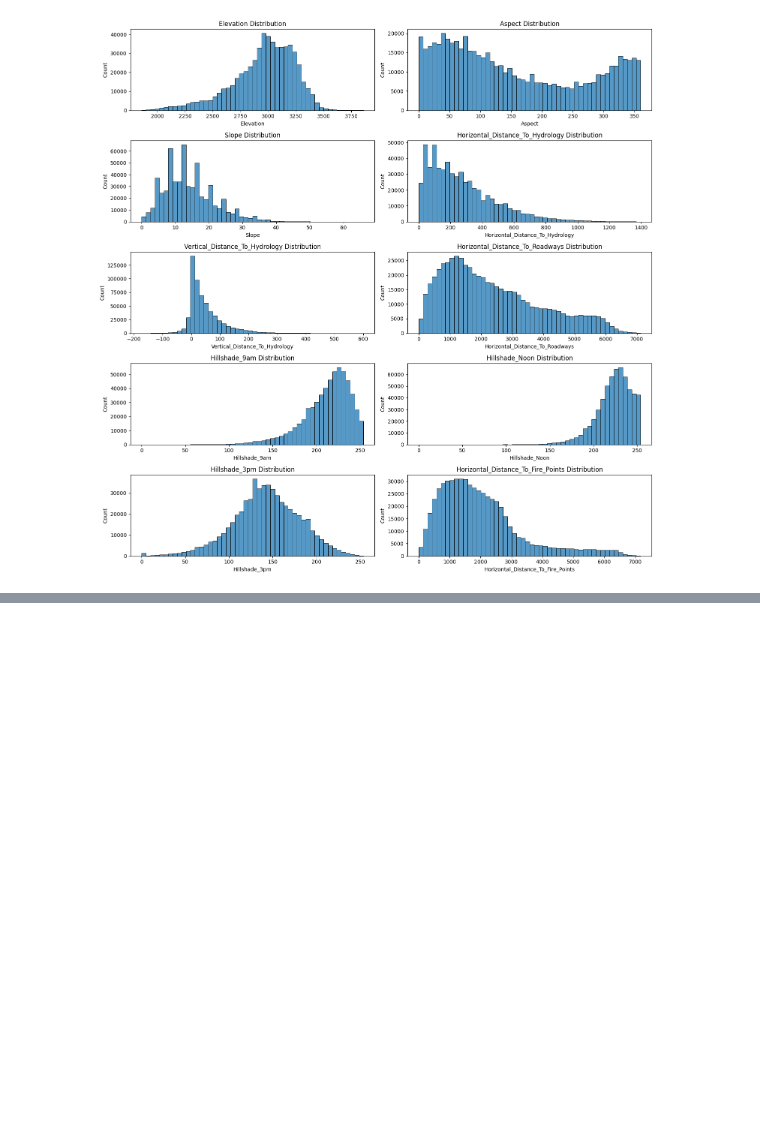
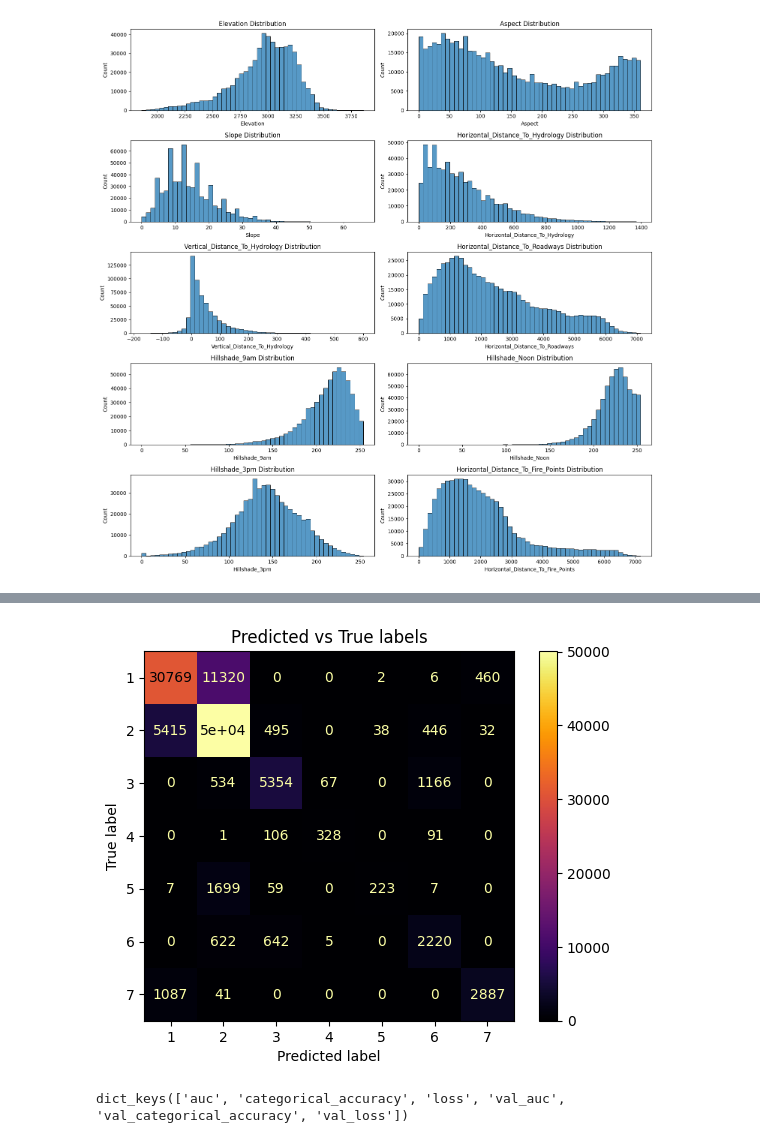
Before and after one commit to GALLP900/CodAcG_Github, a Jupyter notebook: Python_Projects/Neural Networks/dlsp-portfolio-starter-code/CoverType-classification.ipynb, the cells around one changed output, grey strips where cells are left out. Drawn from its saved outputs; the diff is of its cells as text; code cells hidden in the pictures; blank space fills up the shorter version.

```diff
--- a/Python_Projects/Neural Networks/dlsp-portfolio-starter-code/CoverType-classification.ipynb
+++ b/Python_Projects/Neural Networks/dlsp-portfolio-starter-code/CoverType-classification.ipynb
@@ -89,0 +223,22 @@ dist_cont_var(df, continuous_variables)
+# %%
+# Assuming true_labels and predicted_labels are defined
+cm = confusion_matrix(y_true=true_labels, y_pred=predicted_labels)
+
+# Define the labels you want to display
+labels = [1, 2, 3, 4, 5, 6, 7]
+
+# Plot the confusion matrix with custom labels and no grid
+fig, ax = plt.subplots()
+cm_display = ConfusionMatrixDisplay(confusion_matrix=cm,
+                                    display_labels=labels)
+cm_display.plot(ax=ax, cmap="inferno")
+ax.grid(False) # disable grid
+ax.set_title("Predicted vs True labels")
+plt.show()
+plt.close()
+# %% [output]
+[figure, added]
+# %%
+print(history.history.keys())
+# %% [output]
+dict_keys(['auc', 'categorical_accuracy', 'loss', 'val_auc', 'val_categorical_accuracy', 'val_loss'])
```
Also changed, not shown: parts of 13 cells of this notebook.
